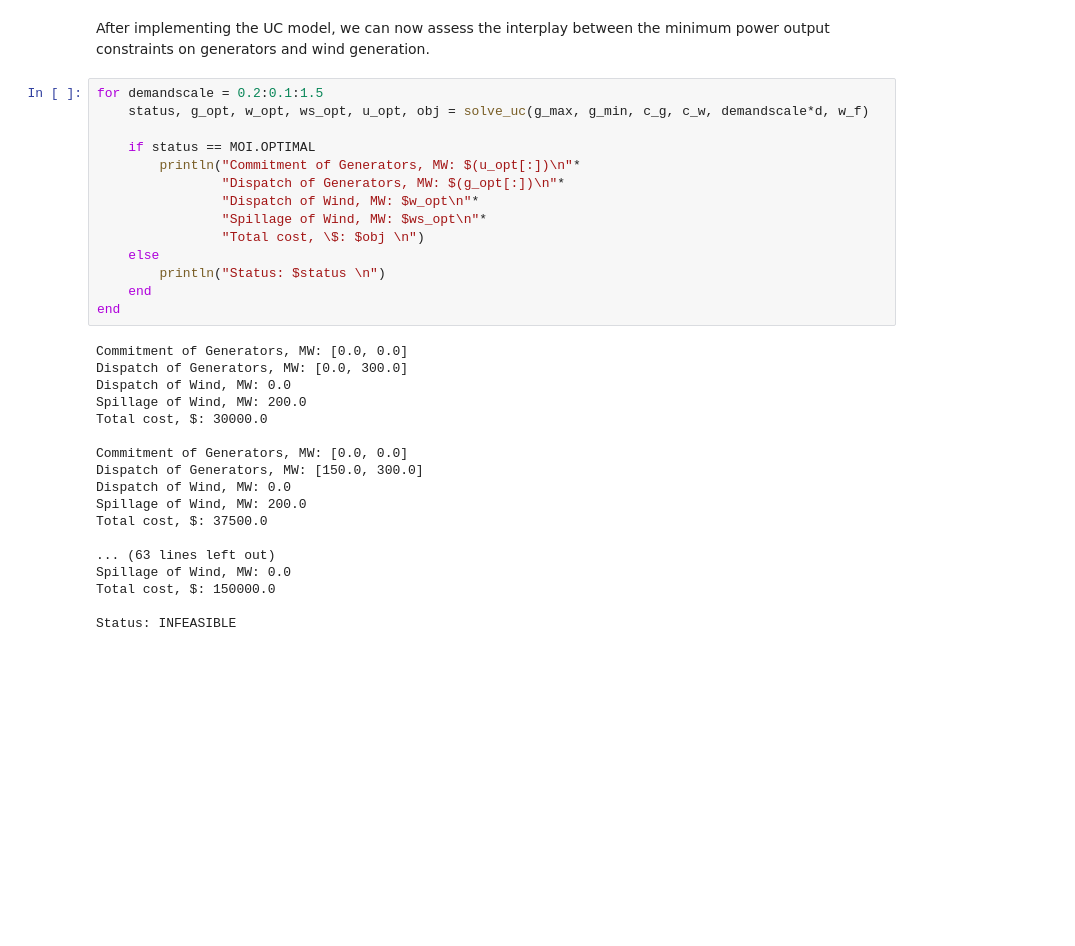
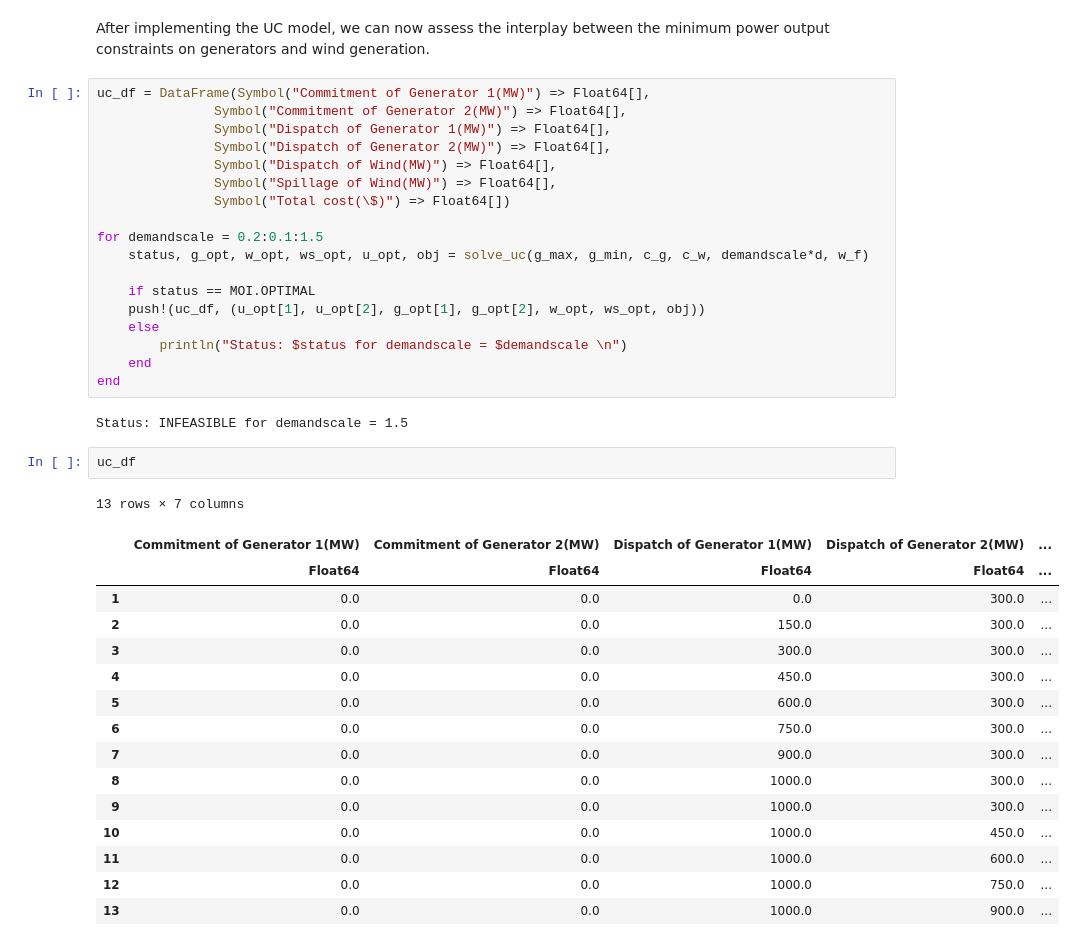
Before and after one commit to jump-dev/JuMPTutorials.jl, a Jupyter notebook: notebook/modelling/power_systems.ipynb, the cells around one changed output. Cells and saved outputs as stored; diff of their text form; blank space fills up the shorter version.

```diff
--- a/notebook/modelling/power_systems.ipynb
+++ b/notebook/modelling/power_systems.ipynb
@@ -338,34 +349,41 @@ Total cost: 90000.0$
 # %% [markdown]
 After implementing the UC model, we can now assess the interplay between the minimum power output constraints on generators and wind generation.
 # %%
+uc_df = DataFrame(Symbol("Commitment of Generator 1(MW)") => Float64[],
+               Symbol("Commitment of Generator 2(MW)") => Float64[],
+               Symbol("Dispatch of Generator 1(MW)") => Float64[],
+               Symbol("Dispatch of Generator 2(MW)") => Float64[],
+               Symbol("Dispatch of Wind(MW)") => Float64[],
+               Symbol("Spillage of Wind(MW)") => Float64[],
+               Symbol("Total cost(\$)") => Float64[])
+
 for demandscale = 0.2:0.1:1.5
     status, g_opt, w_opt, ws_opt, u_opt, obj = solve_uc(g_max, g_min, c_g, c_w, demandscale*d, w_f)
 
     if status == MOI.OPTIMAL
-        println("Commitment of Generators, MW: $(u_opt[:])\n"*
-                "Dispatch of Generators, MW: $(g_opt[:])\n"*
-                "Dispatch of Wind, MW: $w_opt\n"*
-                "Spillage of Wind, MW: $ws_opt\n"*
-                "Total cost, \$: $obj \n")
+    push!(uc_df, (u_opt[1], u_opt[2], g_opt[1], g_opt[2], w_opt, ws_opt, obj))
     else
-        println("Status: $status \n")
+        println("Status: $status for demandscale = $demandscale \n")
     end
 end
 # %% [output]
-Commitment of Generators, MW: [0.0, 0.0]
-Dispatch of Generators, MW: [0.0, 300.0]
-Dispatch of Wind, MW: 0.0
-Spillage of Wind, MW: 200.0
-Total cost, $: 30000.0
-
-Commitment of Generators, MW: [0.0, 0.0]
-Dispatch of Generators, MW: [150.0, 300.0]
-Dispatch of Wind, MW: 0.0
-Spillage of Wind, MW: 200.0
-Total cost, $: 37500.0
-
-... (63 lines left out)
-Spillage of Wind, MW: 0.0
-Total cost, $: 150000.0
-
-Status: INFEASIBLE
+Status: INFEASIBLE for demandscale = 1.5
+# %%
+uc_df
+# %% [output]
+13 rows × 7 columns
+|  | Commitment of Generator 1(MW) | Commitment of Generator 2(MW) | Dispatch of Generator 1(MW) | Dispatch of Generator 2(MW) | ... |
+|  | Float64 | Float64 | Float64 | Float64 | ... |
+| 1 | 0.0 | 0.0 | 0.0 | 300.0 | ... |
+| 2 | 0.0 | 0.0 | 150.0 | 300.0 | ... |
+| 3 | 0.0 | 0.0 | 300.0 | 300.0 | ... |
+| 4 | 0.0 | 0.0 | 450.0 | 300.0 | ... |
+| 5 | 0.0 | 0.0 | 600.0 | 300.0 | ... |
+| 6 | 0.0 | 0.0 | 750.0 | 300.0 | ... |
+| 7 | 0.0 | 0.0 | 900.0 | 300.0 | ... |
+| 8 | 0.0 | 0.0 | 1000.0 | 300.0 | ... |
+| 9 | 0.0 | 0.0 | 1000.0 | 300.0 | ... |
+| 10 | 0.0 | 0.0 | 1000.0 | 450.0 | ... |
+| 11 | 0.0 | 0.0 | 1000.0 | 600.0 | ... |
+| 12 | 0.0 | 0.0 | 1000.0 | 750.0 | ... |
+| 13 | 0.0 | 0.0 | 1000.0 | 900.0 | ... |
```
Also changed, not shown: parts of 6 cells of this notebook, 2 other files.
